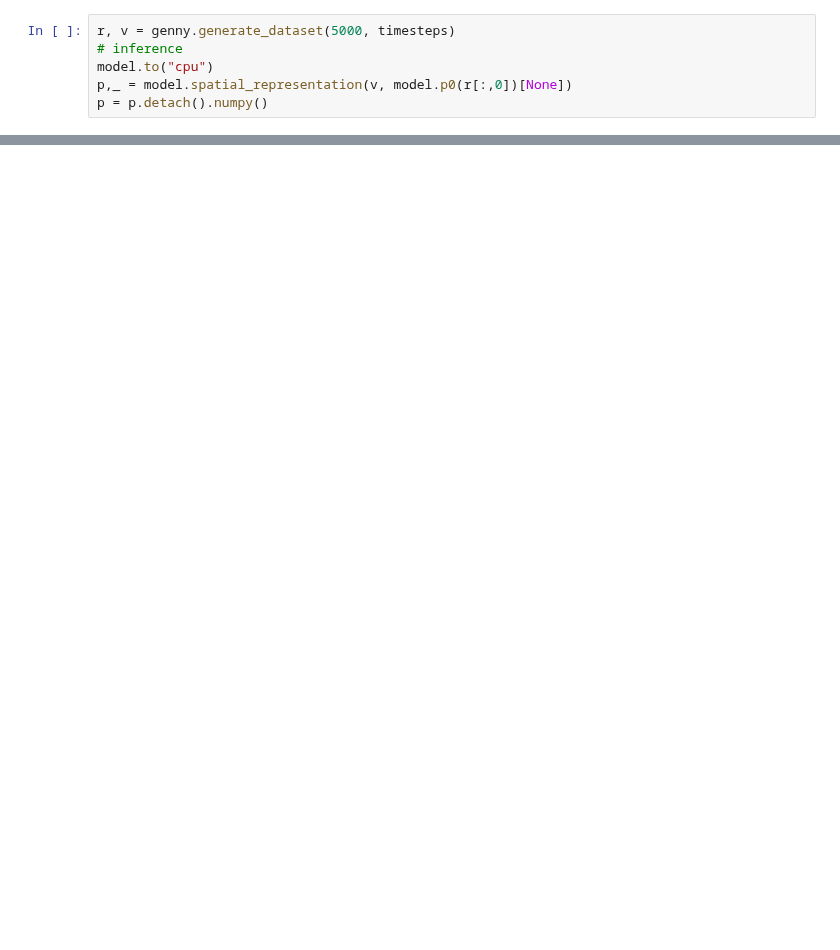
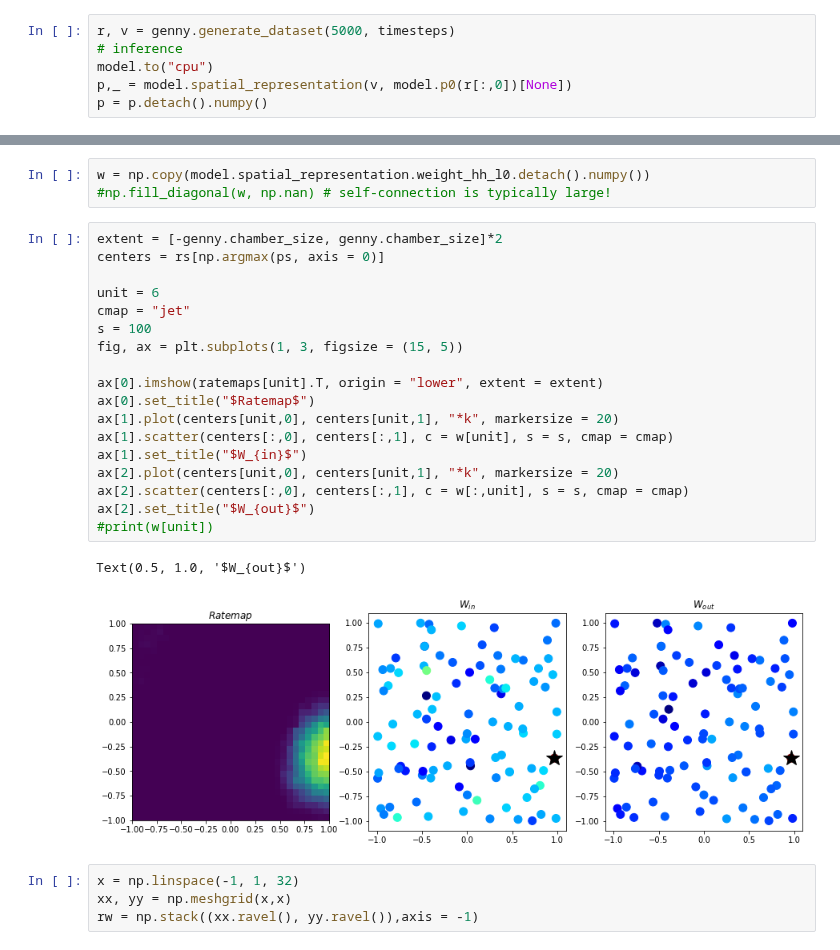
Before and after one commit to bioAI-Oslo/ConjunctiveRepresentations, a Jupyter notebook: short_trajectory_RNN.ipynb, the cells around one changed output, grey strips where cells are left out. Cells and saved outputs as stored; diff of their text form; blank space fills up the shorter version.

```diff
--- a/short_trajectory_RNN.ipynb
+++ b/short_trajectory_RNN.ipynb
@@ -148,0 +150,28 @@ for i in range(n_show**2):
+# %%
+w = np.copy(model.spatial_representation.weight_hh_l0.detach().numpy())
+#np.fill_diagonal(w, np.nan) # self-connection is typically large!
+# %%
+extent = [-genny.chamber_size, genny.chamber_size]*2
+centers = rs[np.argmax(ps, axis = 0)]
+
+unit = 6
+cmap = "jet"
+s = 100
+fig, ax = plt.subplots(1, 3, figsize = (15, 5))
+
+ax[0].imshow(ratemaps[unit].T, origin = "lower", extent = extent)
+ax[0].set_title("$Ratemap$")
+ax[1].plot(centers[unit,0], centers[unit,1], "*k", markersize = 20)
+ax[1].scatter(centers[:,0], centers[:,1], c = w[unit], s = s, cmap = cmap)
+ax[1].set_title("$W_{in}$")
+ax[2].plot(centers[unit,0], centers[unit,1], "*k", markersize = 20)
+ax[2].scatter(centers[:,0], centers[:,1], c = w[:,unit], s = s, cmap = cmap)
+ax[2].set_title("$W_{out}$")
+#print(w[unit])
+# %% [output]
+Text(0.5, 1.0, '$W_{out}$')
+[figure, added]
+# %%
+x = np.linspace(-1, 1, 32)
+xx, yy = np.meshgrid(x,x)
+rw = np.stack((xx.ravel(), yy.ravel()),axis = -1)
```
Also changed, not shown: parts of 22 cells of this notebook, 1 other file.
